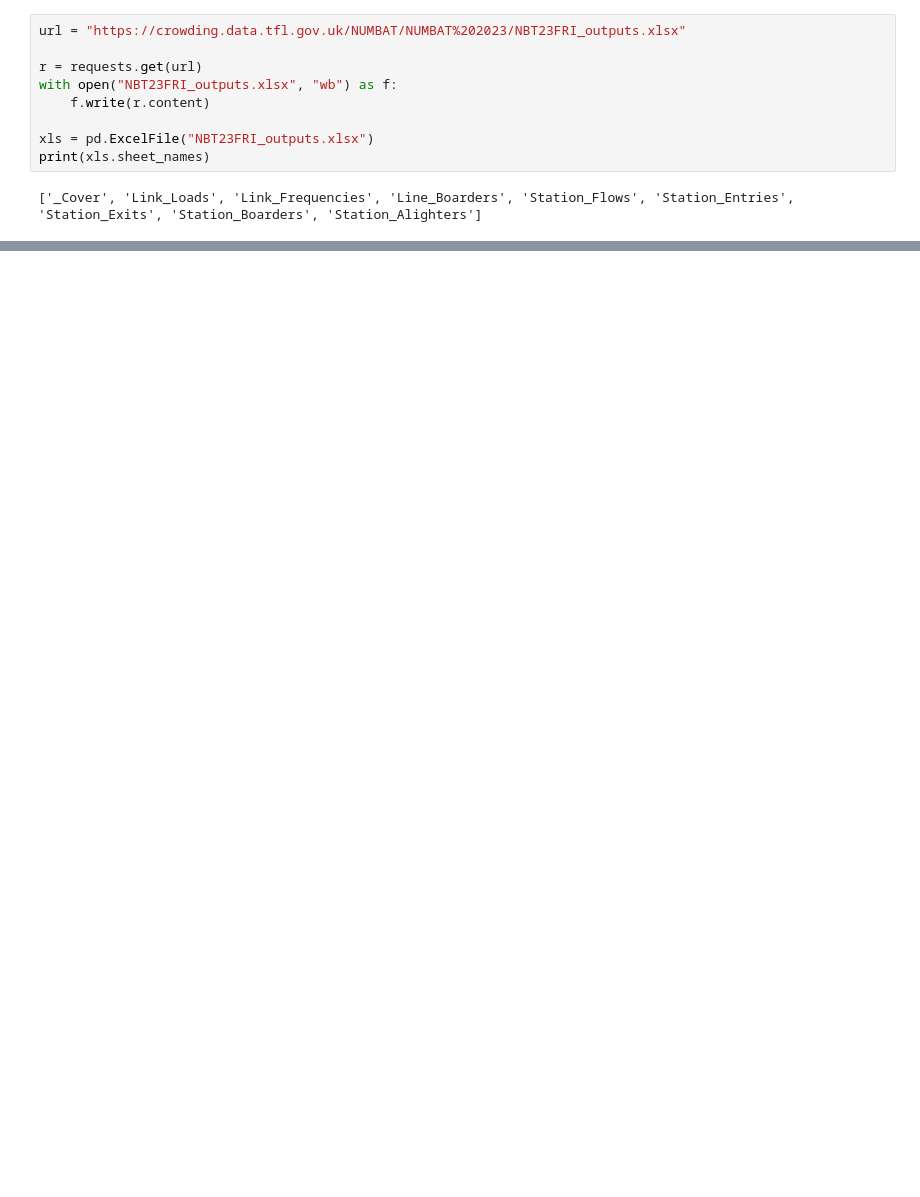
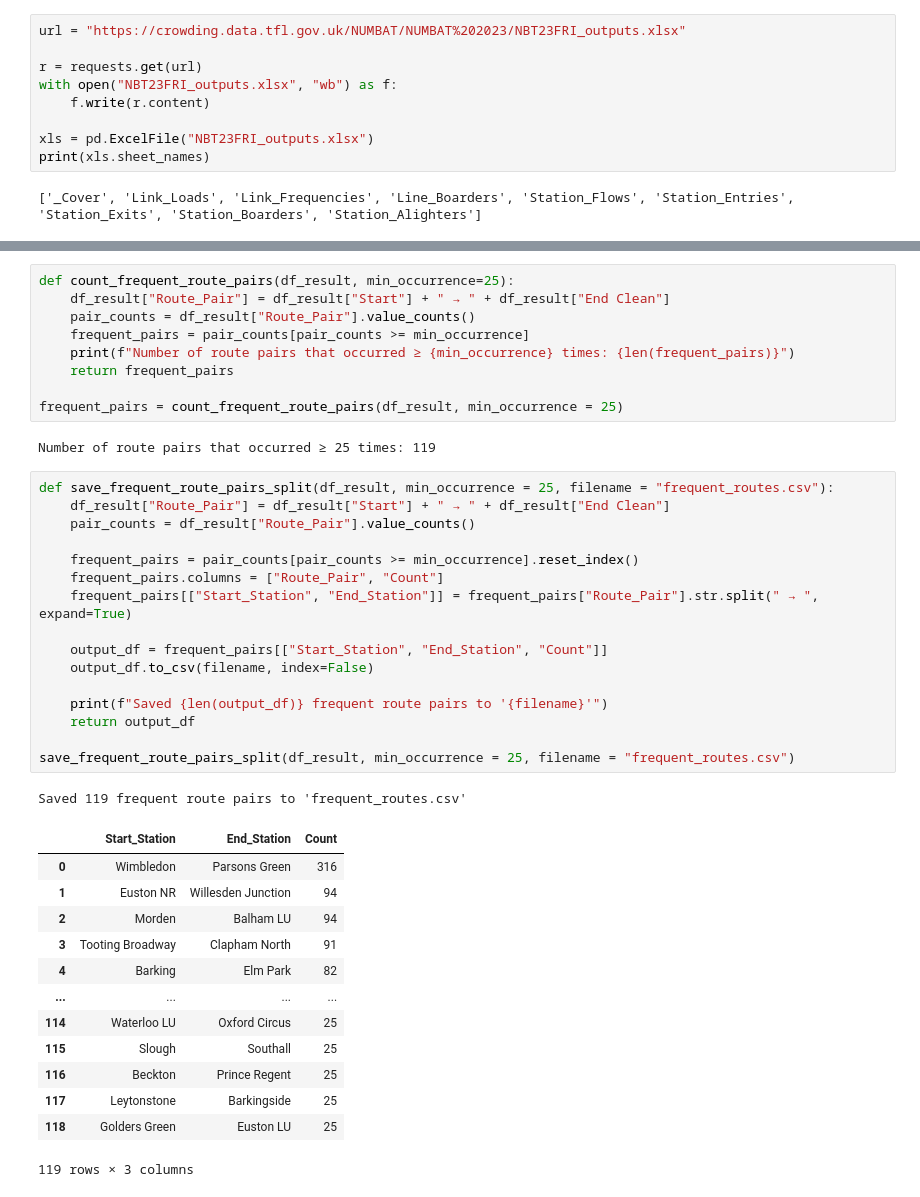
Before and after one commit to Weicher233/Capstone, a Jupyter notebook: Monte_Carlo_numbat.ipynb, the cells around one changed output, grey strips where cells are left out. Drawn from its saved outputs; the diff is of its cells as text; blank space fills up the shorter version.

```diff
--- a/Monte_Carlo_numbat.ipynb
+++ b/Monte_Carlo_numbat.ipynb
@@ -236,0 +210,42 @@ To show the chart on GitHub:
+# %%
+def count_frequent_route_pairs(df_result, min_occurrence=25):
+    df_result["Route_Pair"] = df_result["Start"] + " → " + df_result["End Clean"]
+    pair_counts = df_result["Route_Pair"].value_counts()
+    frequent_pairs = pair_counts[pair_counts >= min_occurrence]
+    print(f"Number of route pairs that occurred ≥ {min_occurrence} times: {len(frequent_pairs)}")
+    return frequent_pairs
+
+frequent_pairs = count_frequent_route_pairs(df_result, min_occurrence = 25)
+# %% [output]
+Number of route pairs that occurred ≥ 25 times: 119
+# %%
+def save_frequent_route_pairs_split(df_result, min_occurrence = 25, filename = "frequent_routes.csv"):
+    df_result["Route_Pair"] = df_result["Start"] + " → " + df_result["End Clean"]
+    pair_counts = df_result["Route_Pair"].value_counts()
+
+    frequent_pairs = pair_counts[pair_counts >= min_occurrence].reset_index()
+    frequent_pairs.columns = ["Route_Pair", "Count"]
+    frequent_pairs[["Start_Station", "End_Station"]] = frequent_pairs["Route_Pair"].str.split(" → ", expand=True)
+
+    output_df = frequent_pairs[["Start_Station", "End_Station", "Count"]]
+    output_df.to_csv(filename, index=False)
+
+    print(f"Saved {len(output_df)} frequent route pairs to '{filename}'")
+    return output_df
+
+save_frequent_route_pairs_split(df_result, min_occurrence = 25, filename = "frequent_routes.csv")
+# %% [output]
+Saved 119 frequent route pairs to 'frequent_routes.csv'
+|  | Start_Station | End_Station | Count |
+| 0 | Wimbledon | Parsons Green | 316 |
+| 1 | Euston NR | Willesden Junction | 94 |
+| 2 | Morden | Balham LU | 94 |
+| 3 | Tooting Broadway | Clapham North | 91 |
+| 4 | Barking | Elm Park | 82 |
+| ... | ... | ... | ... |
+| 114 | Waterloo LU | Oxford Circus | 25 |
+| 115 | Slough | Southall | 25 |
+| 116 | Beckton | Prince Regent | 25 |
+| 117 | Leytonstone | Barkingside | 25 |
+| 118 | Golders Green | Euston LU | 25 |
+119 rows × 3 columns
```
Also changed, not shown: parts of 12 cells of this notebook.
